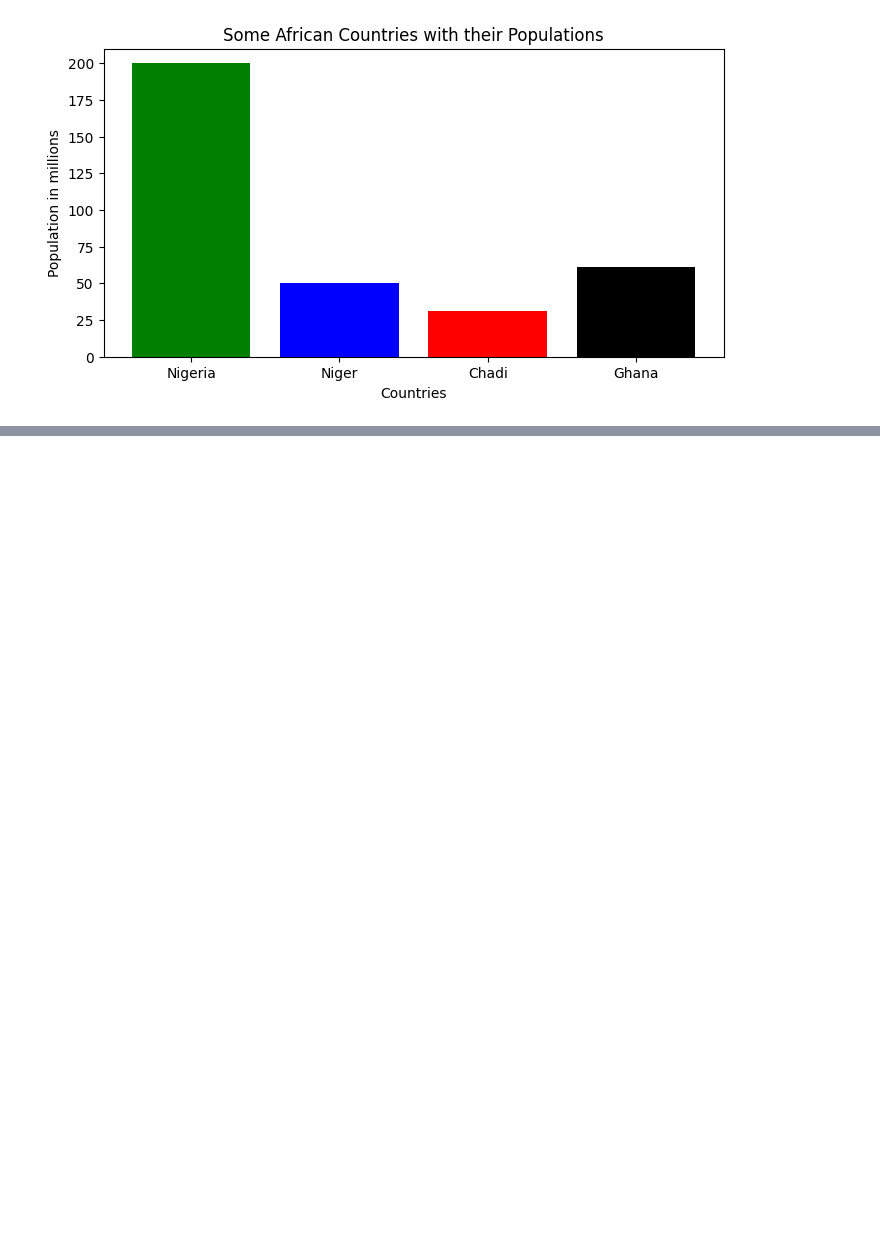
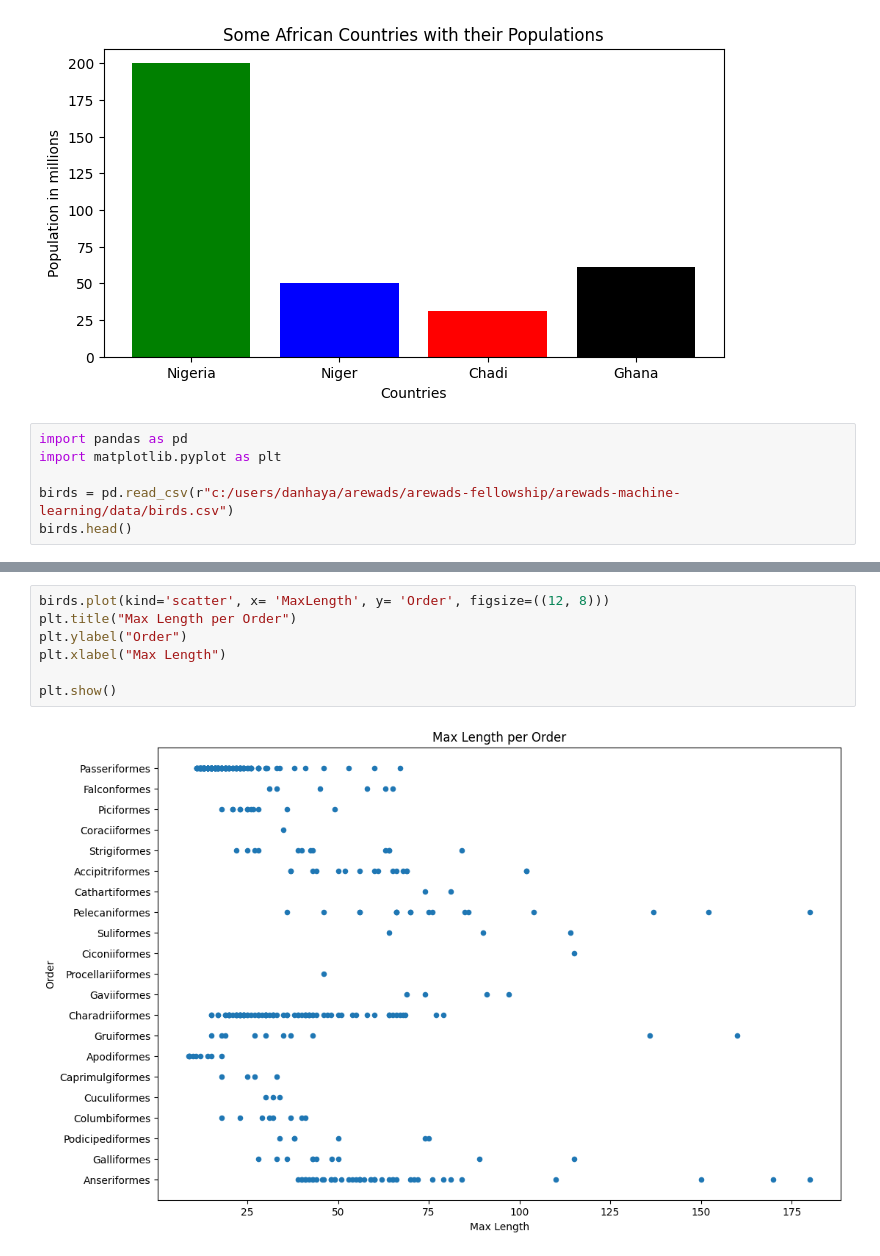
Before and after one commit to HABUDANHAYABK/ArewaDS-Machine-Learning, a Jupyter notebook: Data-Visualizations/Visualization-quantities/notebook.ipynb, the cells around one changed output, grey strips where cells are left out. Cells and saved outputs as stored; diff of their text form; blank space fills up the shorter version.

Commit message:
visualization of quanties

```diff
--- a/Data-Visualizations/Visualization-quantities/notebook.ipynb
+++ b/Data-Visualizations/Visualization-quantities/notebook.ipynb
@@ -31,3 +31,9 @@ plt.ylabel("Population in millions")
 plt.show()
 # %% [output]
 [figure]
+# %%
+import pandas as pd
+import matplotlib.pyplot as plt
+
+birds = pd.read_csv(r"c:/users/danhaya/arewads/arewads-fellowship/arewads-machine-learning/data/birds.csv")
+birds.head()
@@ -33,0 +47,9 @@ plt.show()
+# %%
+birds.plot(kind='scatter', x= 'MaxLength', y= 'Order', figsize=((12, 8)))
+plt.title("Max Length per Order")
+plt.ylabel("Order")
+plt.xlabel("Max Length")
+
+plt.show()
+# %% [output]
+[figure, added]
```
Also changed, not shown: parts of 2 cells of this notebook.
